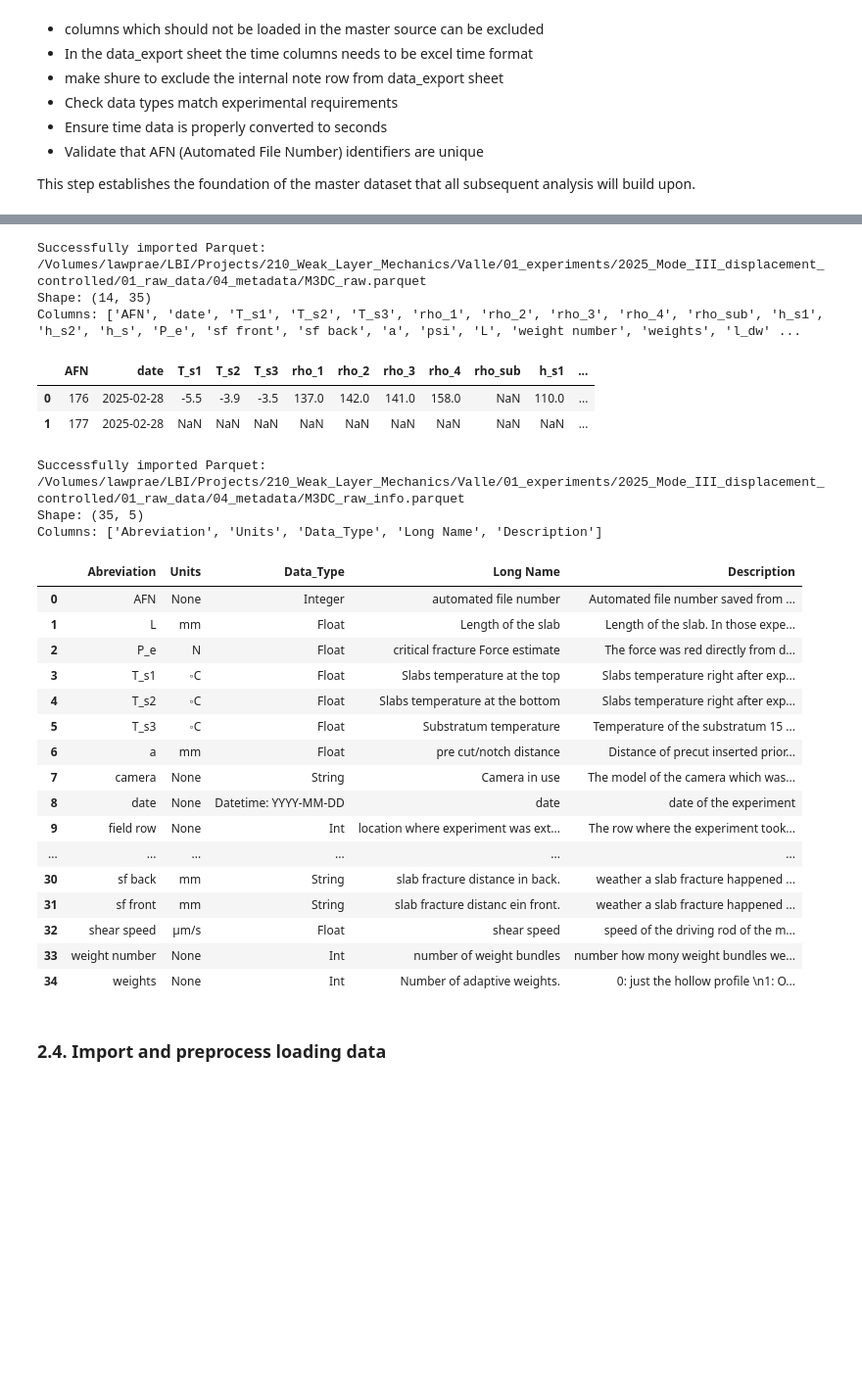
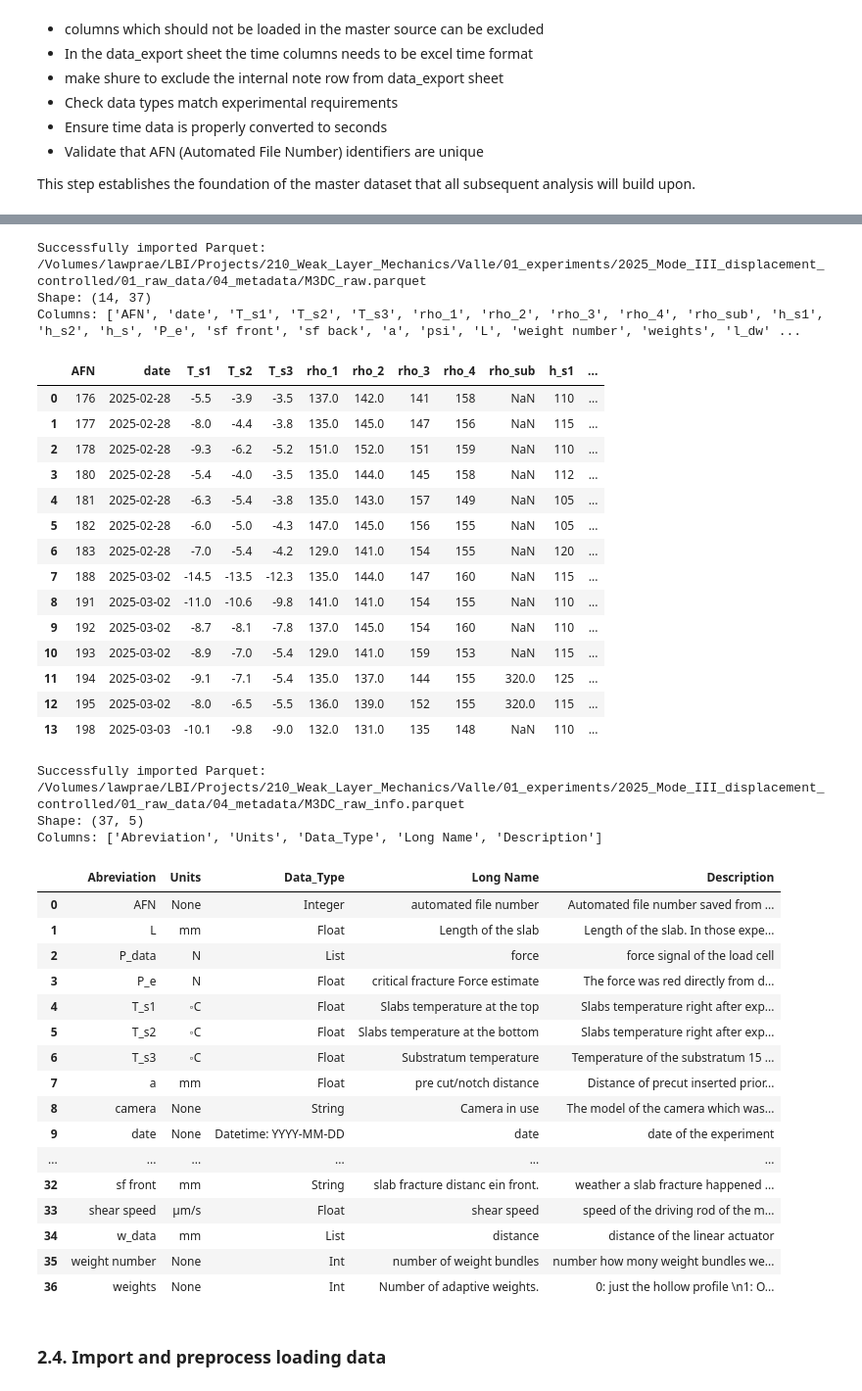
Before and after one commit to valdam95/Mode3DC, a Jupyter notebook: M3DC_Notebook.ipynb, the cells around one changed output, grey strips where cells are left out. Shown: that part at 98% size. Cells and saved outputs as stored; diff of their text form; code cells hidden in the pictures; blank space fills up the shorter version.

```diff
--- a/M3DC_Notebook.ipynb
+++ b/M3DC_Notebook.ipynb
@@ -217,35 +216,47 @@ Saved successfully:
 # %%
 M3DC_raw = dc.import_parquet(path_metadata+"/M3DC_raw.parquet")
-display(M3DC_raw.head(2))
+display(M3DC_raw)
 M3DC_raw_info = dc.import_parquet(path_metadata+"/M3DC_raw_info.parquet")
 display(M3DC_raw_info)
 # %% [output]
 Successfully imported Parquet: /Volumes/lawprae/LBI/Projects/210_Weak_Layer_Mechanics/Valle/01_experiments/2025_Mode_III_displacement_controlled/01_raw_data/04_metadata/M3DC_raw.parquet
-Shape: (14, 35)
+Shape: (14, 37)
 Columns: ['AFN', 'date', 'T_s1', 'T_s2', 'T_s3', 'rho_1', 'rho_2', 'rho_3', 'rho_4', 'rho_sub', 'h_s1', 'h_s2', 'h_s', 'P_e', 'sf front', 'sf back', 'a', 'psi', 'L', 'weight number', 'weights', 'l_dw' ...
 |  | AFN | date | T_s1 | T_s2 | T_s3 | rho_1 | rho_2 | rho_3 | rho_4 | rho_sub | h_s1 | ... |
-| 0 | 176 | 2025-02-28 | -5.5 | -3.9 | -3.5 | 137.0 | 142.0 | 141.0 | 158.0 | NaN | 110.0 | ... |
-| 1 | 177 | 2025-02-28 | NaN | NaN | NaN | NaN | NaN | NaN | NaN | NaN | NaN | ... |
+| 0 | 176 | 2025-02-28 | -5.5 | -3.9 | -3.5 | 137.0 | 142.0 | 141 | 158 | NaN | 110 | ... |
+| 1 | 177 | 2025-02-28 | -8.0 | -4.4 | -3.8 | 135.0 | 145.0 | 147 | 156 | NaN | 115 | ... |
+| 2 | 178 | 2025-02-28 | -9.3 | -6.2 | -5.2 | 151.0 | 152.0 | 151 | 159 | NaN | 110 | ... |
+| 3 | 180 | 2025-02-28 | -5.4 | -4.0 | -3.5 | 135.0 | 144.0 | 145 | 158 | NaN | 112 | ... |
+| 4 | 181 | 2025-02-28 | -6.3 | -5.4 | -3.8 | 135.0 | 143.0 | 157 | 149 | NaN | 105 | ... |
+| 5 | 182 | 2025-02-28 | -6.0 | -5.0 | -4.3 | 147.0 | 145.0 | 156 | 155 | NaN | 105 | ... |
+| 6 | 183 | 2025-02-28 | -7.0 | -5.4 | -4.2 | 129.0 | 141.0 | 154 | 155 | NaN | 120 | ... |
+| 7 | 188 | 2025-03-02 | -14.5 | -13.5 | -12.3 | 135.0 | 144.0 | 147 | 160 | NaN | 115 | ... |
+| 8 | 191 | 2025-03-02 | -11.0 | -10.6 | -9.8 | 141.0 | 141.0 | 154 | 155 | NaN | 110 | ... |
+| 9 | 192 | 2025-03-02 | -8.7 | -8.1 | -7.8 | 137.0 | 145.0 | 154 | 160 | NaN | 110 | ... |
+| 10 | 193 | 2025-03-02 | -8.9 | -7.0 | -5.4 | 129.0 | 141.0 | 159 | 153 | NaN | 115 | ... |
+| 11 | 194 | 2025-03-02 | -9.1 | -7.1 | -5.4 | 135.0 | 137.0 | 144 | 155 | 320.0 | 125 | ... |
+| 12 | 195 | 2025-03-02 | -8.0 | -6.5 | -5.5 | 136.0 | 139.0 | 152 | 155 | 320.0 | 115 | ... |
+| 13 | 198 | 2025-03-03 | -10.1 | -9.8 | -9.0 | 132.0 | 131.0 | 135 | 148 | NaN | 110 | ... |
 Successfully imported Parquet: /Volumes/lawprae/LBI/Projects/210_Weak_Layer_Mechanics/Valle/01_experiments/2025_Mode_III_displacement_controlled/01_raw_data/04_metadata/M3DC_raw_info.parquet
-Shape: (35, 5)
+Shape: (37, 5)
 Columns: ['Abreviation', 'Units', 'Data_Type', 'Long Name', 'Description']
 |  | Abreviation | Units | Data_Type | Long Name | Description |
 | 0 | AFN | None | Integer | automated file number | Automated file number saved from ... |
 | 1 | L | mm | Float | Length of the slab | Length of the slab. In those expe... |
-| 2 | P_e | N | Float | critical fracture Force estimate | The force was red directly from d... |
-| 3 | T_s1 | ◦C | Float | Slabs temperature at the top | Slabs temperature right after exp... |
-| 4 | T_s2 | ◦C | Float | Slabs temperature at the bottom | Slabs temperature right after exp... |
-| 5 | T_s3 | ◦C | Float | Substratum temperature | Temperature of the substratum 15 ... |
-| 6 | a | mm | Float | pre cut/notch distance | Distance of precut inserted prior... |
-| 7 | camera | None | String | Camera in use | The model of the camera which was... |
-| 8 | date | None | Datetime: YYYY-MM-DD | date | date of the experiment |
-| 9 | field row | None | Int | location where experiment was ext... | The row where the experiment took... |
+| 2 | P_data | N | List | force | force signal of the load cell |
+| 3 | P_e | N | Float | critical fracture Force estimate | The force was red directly from d... |
+| 4 | T_s1 | ◦C | Float | Slabs temperature at the top | Slabs temperature right after exp... |
+| 5 | T_s2 | ◦C | Float | Slabs temperature at the bottom | Slabs temperature right after exp... |
+| 6 | T_s3 | ◦C | Float | Substratum temperature | Temperature of the substratum 15 ... |
+| 7 | a | mm | Float | pre cut/notch distance | Distance of precut inserted prior... |
+| 8 | camera | None | String | Camera in use | The model of the camera which was... |
+| 9 | date | None | Datetime: YYYY-MM-DD | date | date of the experiment |
 | ... | ... | ... | ... | ... | ... |
-| 30 | sf back | mm | String | slab fracture distance in back. | weather a slab fracture happened ... |
-| 31 | sf front | mm | String | slab fracture distanc ein front. | weather a slab fracture happened ... |
-| 32 | shear speed | µm/s | Float | shear speed | speed of the driving rod of the m... |
-| 33 | weight number | None | Int | number of weight bundles | number how mony weight bundles we... |
-| 34 | weights | None | Int | Number of adaptive weights. | 0: just the hollow profile \n1: O... |
+| 32 | sf front | mm | String | slab fracture distanc ein front. | weather a slab fracture happened ... |
+| 33 | shear speed | µm/s | Float | shear speed | speed of the driving rod of the m... |
+| 34 | w_data | mm | List | distance | distance of the linear actuator |
+| 35 | weight number | None | Int | number of weight bundles | number how mony weight bundles we... |
+| 36 | weights | None | Int | Number of adaptive weights. | 0: just the hollow profile \n1: O... |
 # %% [markdown]
 ### 2.4. Import and preprocess loading data
 # %% [markdown]
```
Also changed, not shown: parts of 4 cells of this notebook, 2 other files.
